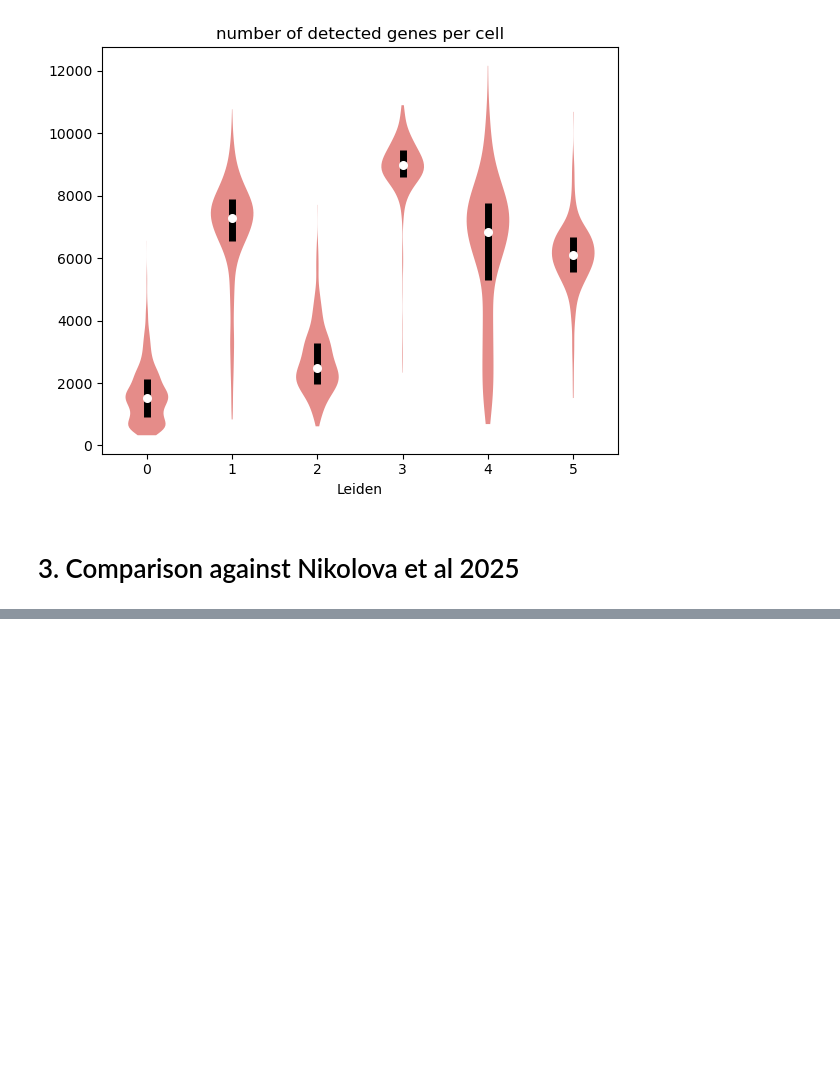
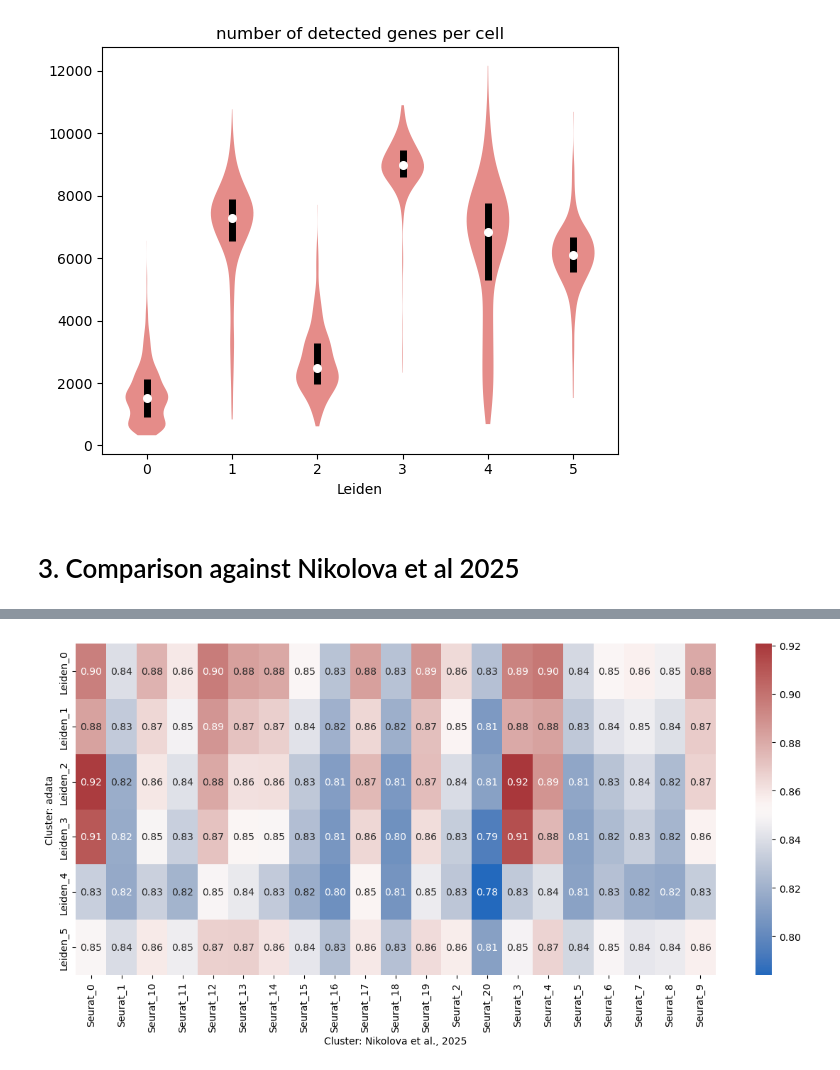
Before and after one commit to yachielab/DataAnalysis_Vascularized_Cardiac_Organoids, a Jupyter notebook: ipynb/CCO13.ipynb, the cells around one changed output, grey strips where cells are left out. Drawn from its saved outputs; the diff is of its cells as text; code cells hidden in the pictures; blank space fills up the shorter version.

```diff
--- a/ipynb/CCO13.ipynb
+++ b/ipynb/CCO13.ipynb
@@ -326,0 +385,2 @@ AnnData object with n_obs × n_vars = 52680 × 33538
+# %%
+ALL = sc.read_h5ad(f"{WORK_DIR}/adata/processed/ALL.h5ad")
@@ -326,0 +410,7 @@ AnnData object with n_obs × n_vars = 52680 × 33538
+# %%
+common_genes = seurat_avg.index.intersection(all_avg.index)
+
+print("Common genes:", len(common_genes))
+
+s = seurat_avg.loc[common_genes]
+a = all_avg.loc[common_genes]
@@ -326,0 +419,17 @@ AnnData object with n_obs × n_vars = 52680 × 33538
+# %%
+from scipy.stats import spearmanr
+
+similarity = pd.DataFrame(
+    index=s.columns,
+    columns=a.columns,
+    dtype=float
+)
+
+for sc in s.columns:
+    for ac in a.columns:
+        similarity.loc[sc, ac] = spearmanr(
+            s[sc],
+            a[ac]
+        ).correlation
+
+print(similarity)
@@ -326,0 +454,19 @@ AnnData object with n_obs × n_vars = 52680 × 33538
+# %%
+import seaborn as sns
+import matplotlib.pyplot as plt
+
+plt.figure(figsize=(12, 6))
+
+sns.heatmap(
+    similarity.astype(float).T,
+    annot=True,
+    fmt=".2f",
+    cmap="vlag"
+)
+
+plt.xlabel("Cluster: Nikolova et al., 2025")
+plt.ylabel("Cluster: adata")
+plt.tight_layout()
+plt.show()
+# %% [output]
+[figure, added]
```
Also changed, not shown: parts of 10 cells of this notebook, 5 other files.
